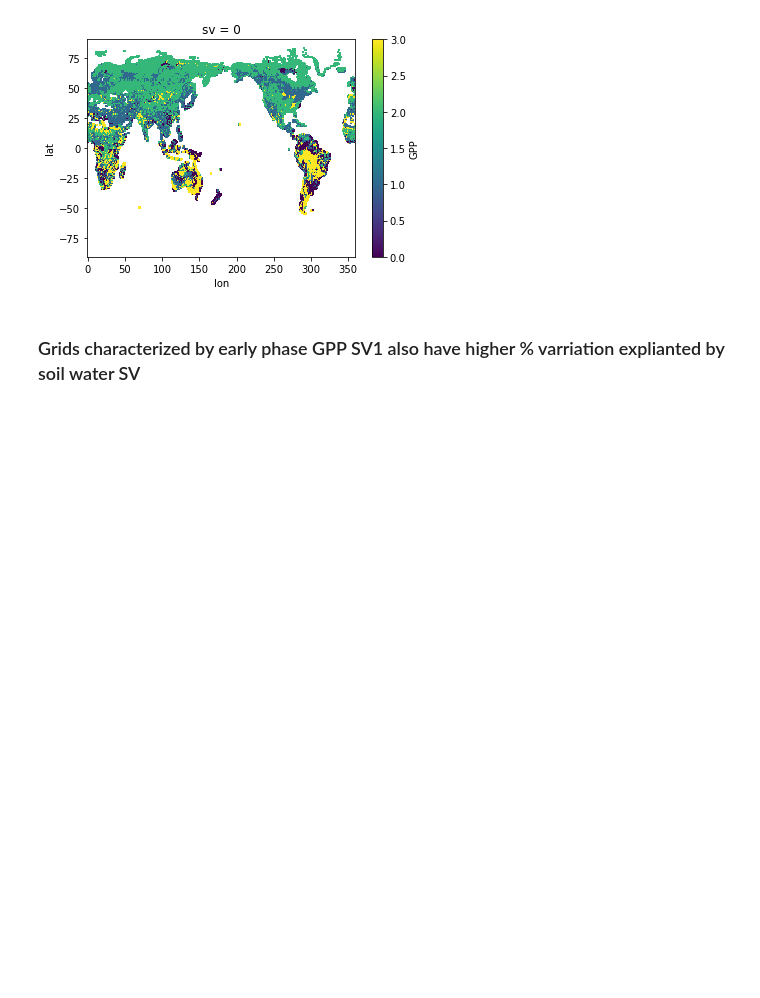
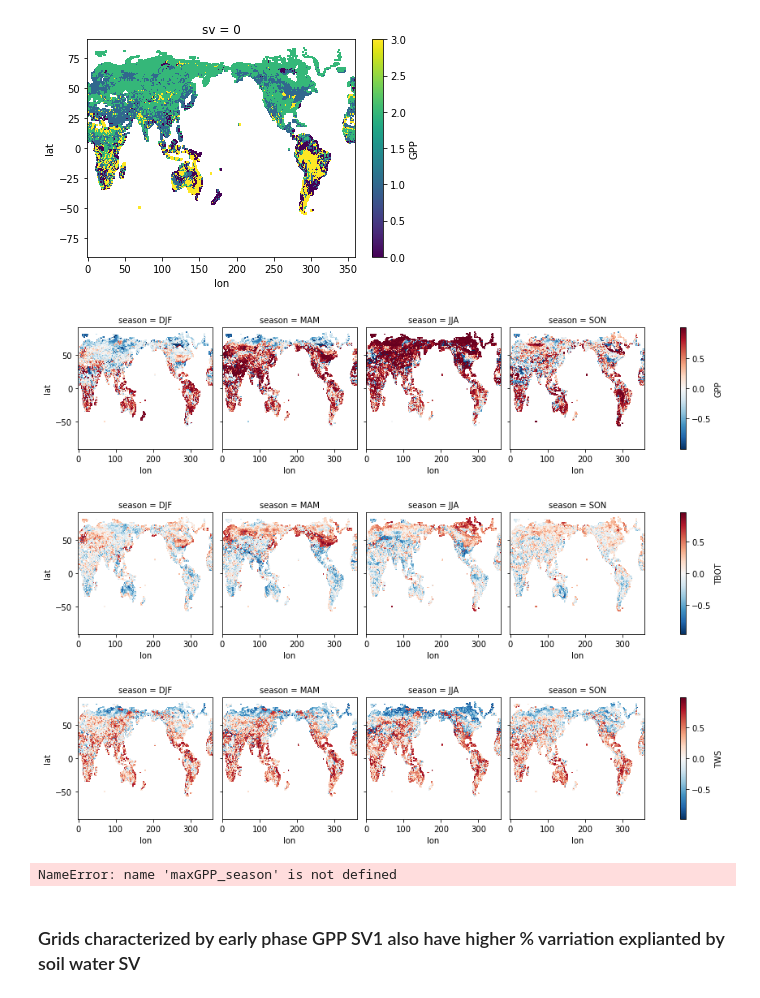
Before and after one commit to NCAR/ctsm_python_gallery, a Jupyter notebook: notebooks/MonthlySVD.ipynb, the cells around one changed output. Cells and saved outputs as stored; diff of their text form; code cells hidden in the pictures; blank space fills up the shorter version.

```diff
--- a/notebooks/MonthlySVD.ipynb
+++ b/notebooks/MonthlySVD.ipynb
@@ -1235,3 +1187,61 @@ sv_corr['coef'].isel(sv=0,var=1, season=0).where(GPP_climo_mask2).plot(robust=Tr
+# %%
+## simplify correlations to look at values only when
+# weights from SV most strongly correlate with seasonal GPP anomalies
+
+# 1) set up dataset to hold results
+max_season_corr = xr.Dataset( coords={'sv': range(years) , "lat": ds.lat, "lon": ds.lon} )
+for i in range(len(var)):
+    max_season_corr[var[i]] = xr.DataArray(np.zeros(corr_shape), dims=('sv','lat', 'lon'))
+
+# 2) loop through vectors and seasons
+# write out corr coefficients where maxGPP_seaon == T
+for i in range(2):         # vectors
+      for j in range(len(seasonName)): # seasons
+            for k in range(len(var)):
+                max_season_corr.get(var[k])[i,...] = svd_new_corr.get(var[k])[i,j,...].where(maxGPP_season[i,...]==j,
+                                                                                             max_season_corr.get(var[k])[i,...])
+# %%
+# use xarray facet plots for pannels
+# each row show correlations between SV_1 weights and seasonal anomalies
+for k in range(len(var)):
+    simple = svd_new_corr[var[k]].isel(sv=0).plot(x='lon', y='lat', col='season', col_wrap=4)
+# %% [output]
+[figure, added]
+[figure, added]
+[figure, added]
+# %%
+## TODO, JH, how do we add args to make these look nicer?  examples below:
+# projection=ccrs.Robinson()
+# transform=ccrs.PlateCarree(),
+# ax1.coastlines()
+# ax1.set_title('weighted correlation climo w/ GPP, SV1 = Amplification vector')
+# ax1.set_extent([-180,180,-65,80],crs=ccrs.PlateCarree())
+# vmax=...
+# vmin=...
+# cmap=... ?
+
+# -- first add season of max correlation of SV weights with GPP anomalies to dataset being plotted
+max_season_corr['maxGPP_season'] = maxGPP_season
+var2 = ['maxGPP_season']+var
+
+def plot_function(da, ax=None, title=None):
+    '''a function to make one subplot'''
+    if ax is None:
+        ax = plt.gca()
+    da.plot(ax=ax)  # more custom args
+    ax.set_title(title)
+
+fig, axes = plt.subplots(nrows=2, ncols=2, figsize=(14,12))
+
+i = 0
+for index, ax in np.ndenumerate(axes):
+    # there are various ways to do this part, index in this case is a tuple (ie `(0, 0)`)
+    plot_function(max_season_corr[var2[i]].isel(sv=0), ax=ax, title=var2[i])
+    i = i+1
+#fig.suptitle('Super Title')
+#fig.save(...)
+# %% [output]
+NameError: name 'maxGPP_season' is not defined
 # %% [markdown]
 ### Grids characterized by early phase GPP SV1 also have higher % varriation explianted by soil water SV
 # %%
```
Also changed, not shown: parts of 17 cells of this notebook.
